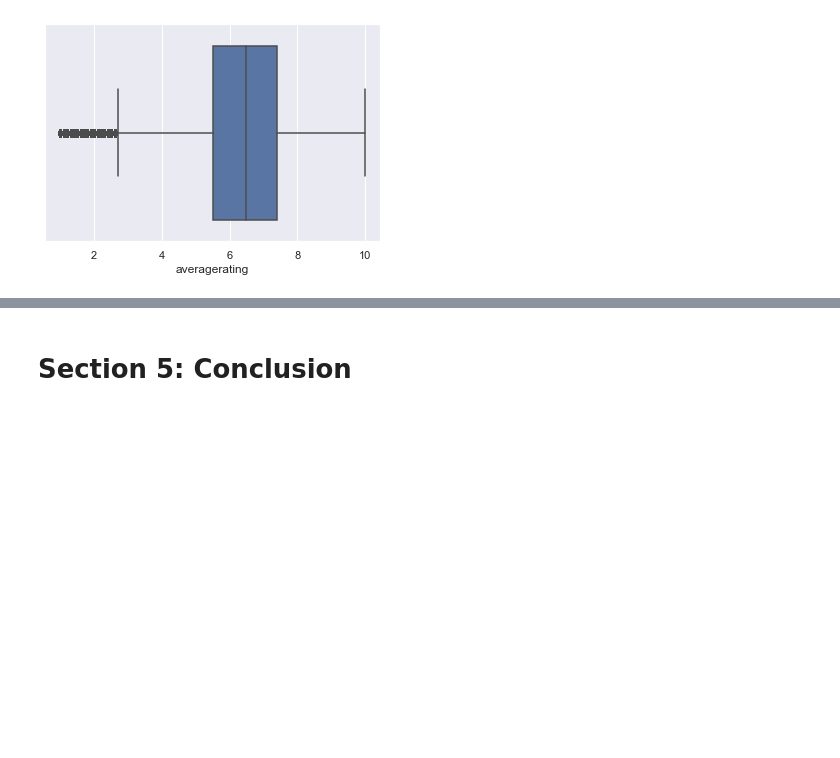
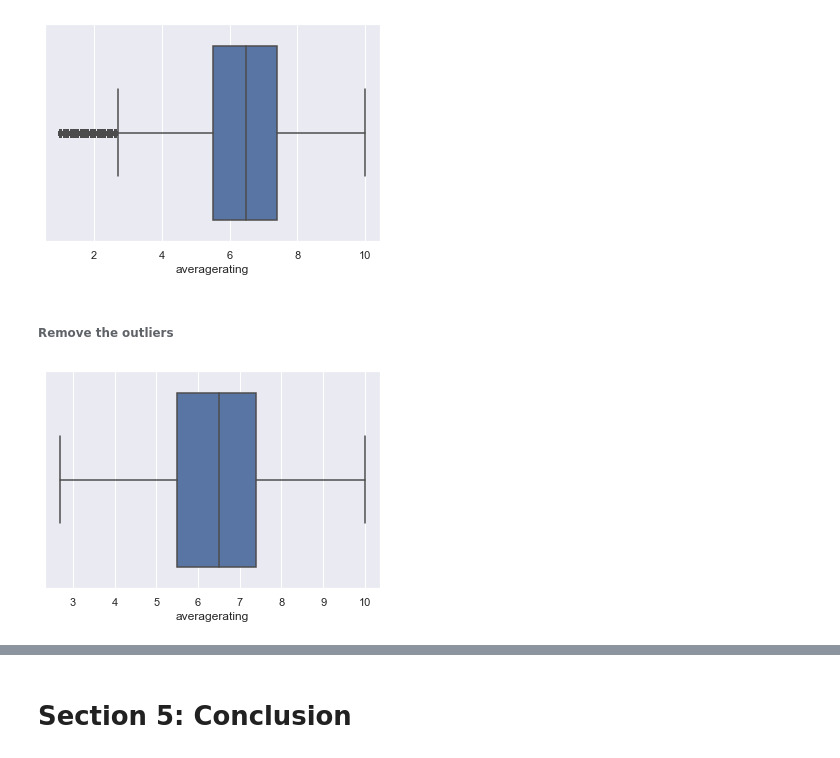
Before and after one commit to CzarProCoder/microsoft-movie-project-analysis, a Jupyter notebook: student.ipynb, the cells around one changed output, grey strips where cells are left out. Drawn from its saved outputs; the diff is of its cells as text; code cells hidden in the pictures; blank space fills up the shorter version.

```diff
--- a/student.ipynb
+++ b/student.ipynb
@@ -596,3 +596,15 @@ Number of outliers in numvotes: 11758
 sns.boxplot(x = rate['averagerating']);
 # %% [output]
 [figure]
+# %% [markdown]
+###### Remove the outliers
+# %%
+lower = Q1 - 1.5* IQR
+upper = Q3 + 1.5 * IQR
+rate= rate[(rate['averagerating'] > lower) & (rate['averagerating'] < upper)]
+# %%
+# Confirm that the outliers have been removed
+
+sns.boxplot(x = rate['averagerating']);
+# %% [output]
+[figure, added]
```
Also changed, not shown: parts of 5 cells of this notebook.
